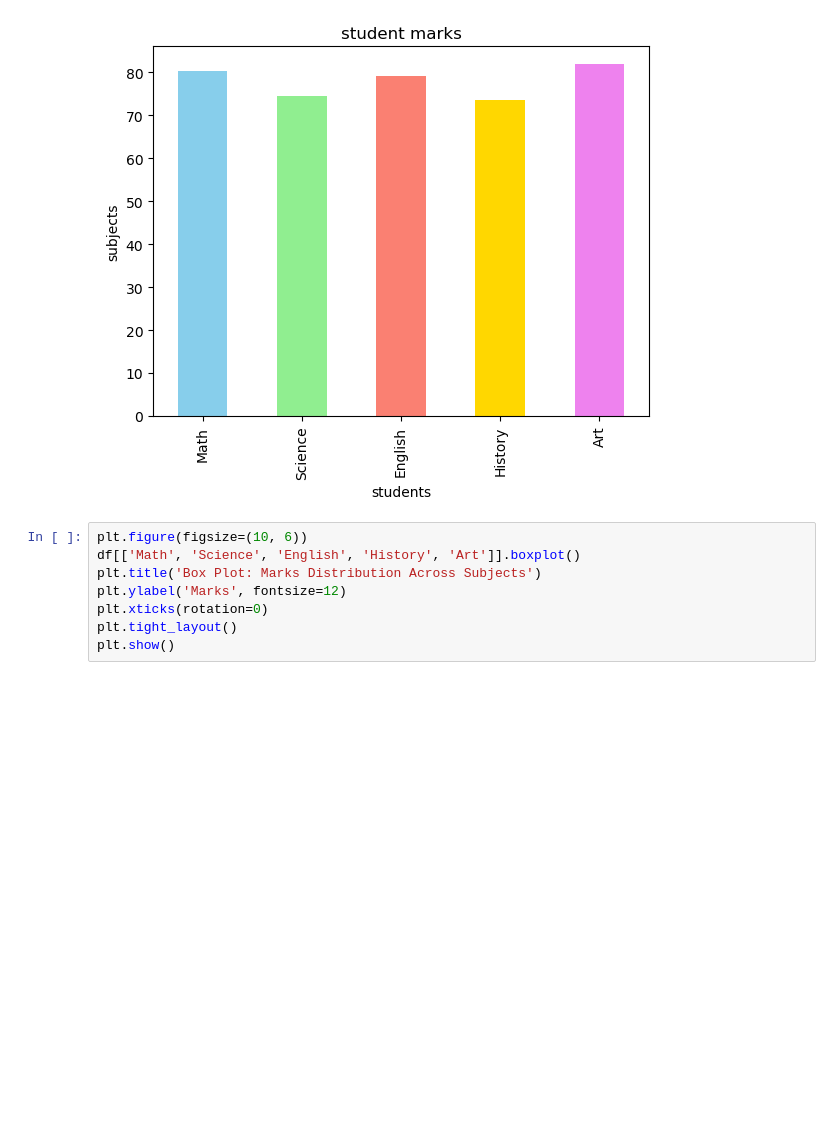
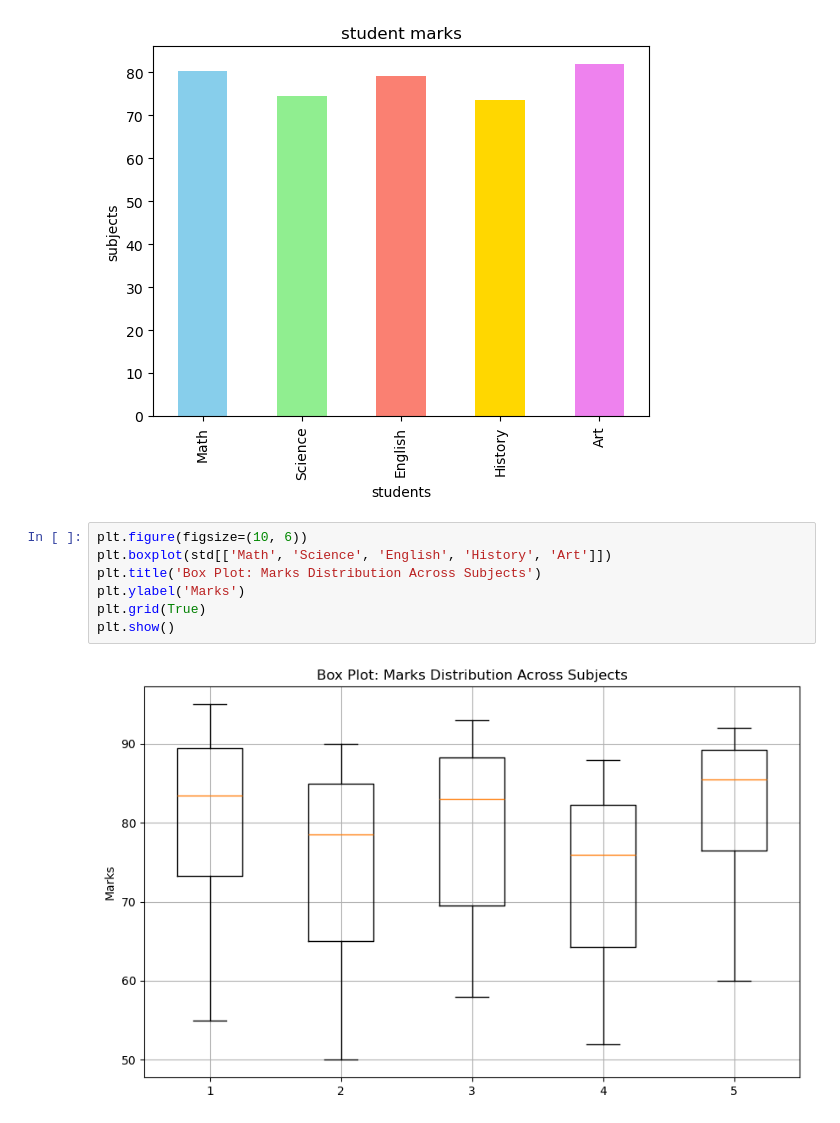
Before and after one commit to jagana3117/coe_python, a Jupyter notebook: 24jan_practice/Task_solutions.ipynb, the cells around one changed output. Drawn from its saved outputs; the diff is of its cells as text; blank space fills up the shorter version.

```diff
--- a/24jan_practice/Task_solutions.ipynb
+++ b/24jan_practice/Task_solutions.ipynb
@@ -60,9 +60,10 @@ plt.show()
 [figure]
 # %%
 plt.figure(figsize=(10, 6))
-df[['Math', 'Science', 'English', 'History', 'Art']].boxplot()
+plt.boxplot(std[['Math', 'Science', 'English', 'History', 'Art']])
 plt.title('Box Plot: Marks Distribution Across Subjects')
-plt.ylabel('Marks', fontsize=12)
-plt.xticks(rotation=0)
-plt.tight_layout()
+plt.ylabel('Marks')
+plt.grid(True)
 plt.show()
+# %% [output]
+[figure, added]
```
